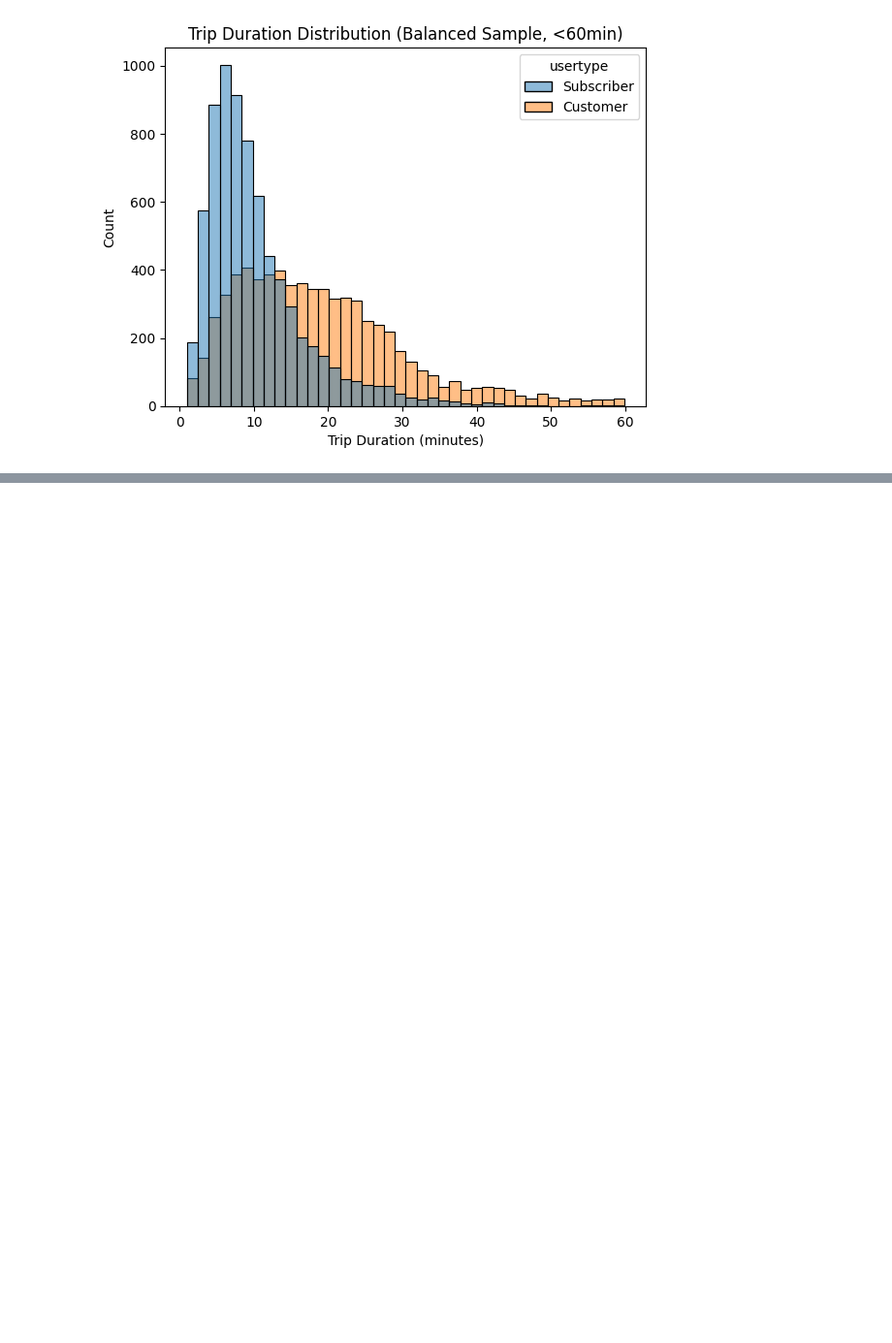
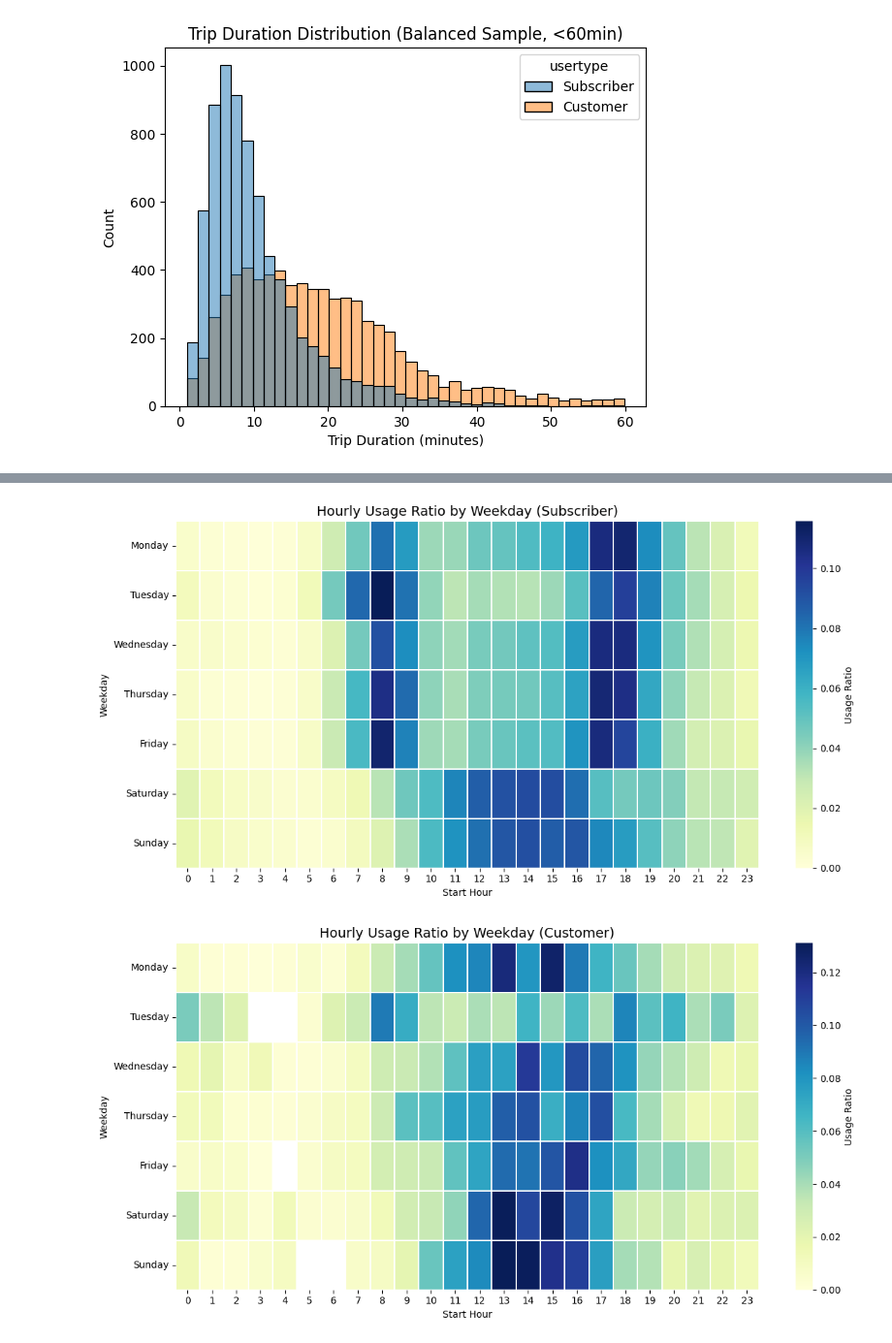
Before and after one commit to shinya-kg0/citibike-mlops, a Jupyter notebook: notebooks/2014/01_eda.ipynb, the cells around one changed output, grey strips where cells are left out. Shown at 97% size. Cells and saved outputs as stored; diff of their text form; code cells hidden in the pictures; blank space fills up the shorter version.

```diff
--- a/notebooks/2014/01_eda.ipynb
+++ b/notebooks/2014/01_eda.ipynb
@@ -256,0 +285,14 @@ plt.show()
+# %%
+# データを整形
+
+# starttimeをdatetimeに変換
+df_time["starttime"] = pd.to_datetime(df_time["starttime"])
+
+# 出発時間の「時」だけ抽出（0〜23）
+df_time["start_hour"] = df_time["starttime"].dt.hour
+
+# 曜日名を追加（後で週末分析にも使える）
+df_time["weekday"] = df_time["starttime"].dt.day_name()
+
+# 必要な列だけ残す（軽量化＆明示化）
+df_time = df_time[["usertype", "start_hour", "weekday"]]
@@ -256,0 +364,40 @@ plt.show()
+# %%
+# 曜日順を固定
+weekday_order = ["Monday", "Tuesday", "Wednesday", "Thursday", "Friday", "Saturday", "Sunday"]
+
+# 会員・非会員ごとにヒートマップを作成
+for user in df_time["usertype"].unique():
+    sub = (
+        df_time[df_time["usertype"] == user]
+        .groupby(["weekday", "start_hour"])
+        .size()
+        .reset_index(name="count")
+    )
+
+    # 曜日×時間のピボット
+    pivot = sub.pivot_table(
+        index="weekday",
+        columns="start_hour",
+        values="count",
+        aggfunc="sum"
+    ).reindex(weekday_order)
+
+    # 行方向で正規化（曜日ごとに比率化）
+    pivot = pivot.div(pivot.sum(axis=1), axis=0)
+
+    plt.figure(figsize=(12, 6))
+    sns.heatmap(
+        pivot,
+        cmap="YlGnBu",
+        linewidths=0.3,
+        cbar_kws={"label": "Usage Ratio"},
+        vmin=0, vmax=pivot.max().max()  # スケール固定
+    )
+    plt.title(f"Hourly Usage Ratio by Weekday ({user})", fontsize=14)
+    plt.xlabel("Start Hour")
+    plt.ylabel("Weekday")
+    plt.tight_layout()
+    plt.show()
+# %% [output]
+[figure, added]
+[figure, added]
```
Also changed, not shown: parts of 18 cells of this notebook, 2 other files.
